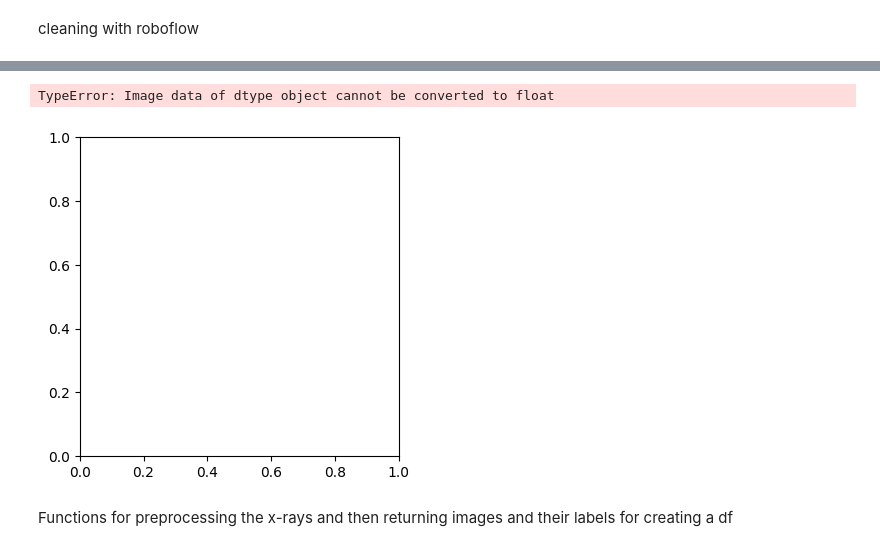
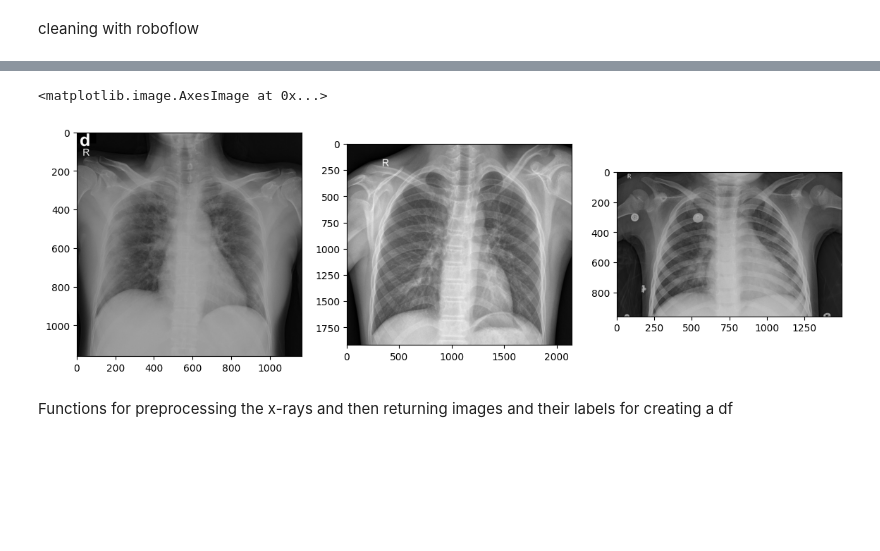
Before and after one commit to bdog18/ChestXRayClassifier, a Jupyter notebook: main.ipynb, the cells around one changed output, grey strips where cells are left out. Cells and saved outputs as stored; diff of their text form; code cells hidden in the pictures; blank space fills up the shorter version.

Commit message:
Roboflow image processing now working. Added zip file of cleaned images to repo.

```diff
--- a/main.ipynb
+++ b/main.ipynb
@@ -127,20 +149,20 @@ cv2_imshow(bgra)
 # %%
 # Load and preview images
-dataroot = "dataroot/"
-img_covid     = cv.imread(dataroot+'COVID-19/1-s2.0-S0929664620300449-gr2_lrg-d.jpg',0)
-img_normal    = cv.imread(dataroot+'Normal/IM-0011-0001-0001.jpeg',0)
-img_pneumonia = cv.imread(dataroot+'Pneumonia/person11_virus_38.jpeg',0)
+raw_path = "dataroot/raw/"
+img_covid     = cv.imread(raw_path + 'COVID-19/1-s2.0-S0929664620300449-gr2_lrg-d.jpg', 0)
+img_normal    = cv.imread(raw_path + 'Normal/IM-0011-0001-0001.jpeg', 0)
+img_pneumonia = cv.imread(raw_path + 'Pneumonia/person11_virus_38.jpeg', 0)
 
 plt.figure(figsize=(14,14))
 plt.subplot(1,3,1)
 plt.imshow(img_covid,cmap='gray')
 plt.subplot(1,3,2)
 plt.imshow(img_normal,cmap='gray')
 plt.subplot(1,3,3)
 plt.imshow(img_pneumonia,cmap='gray')
 # %% [output]
-TypeError: Image data of dtype object cannot be converted to float
+<matplotlib.image.AxesImage at 0x...>
-[figure, old version]
+[figure, new version]
 # %% [markdown]
 Functions for preprocessing the x-rays and then returning images and their labels for creating a df
 # %%
```
Also changed, not shown: parts of 4 cells of this notebook, 1 other file.
